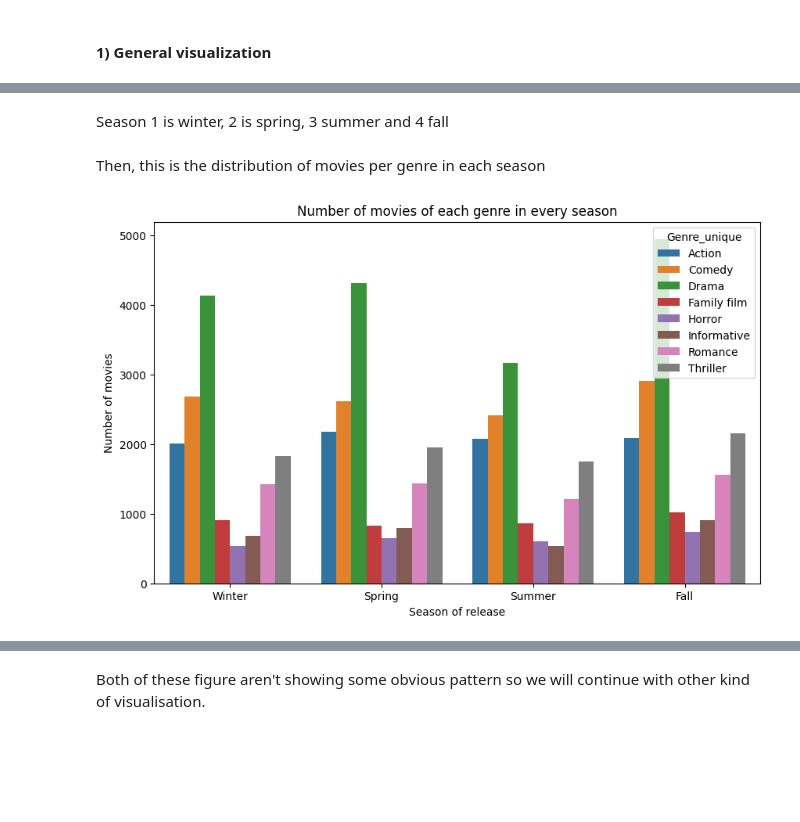
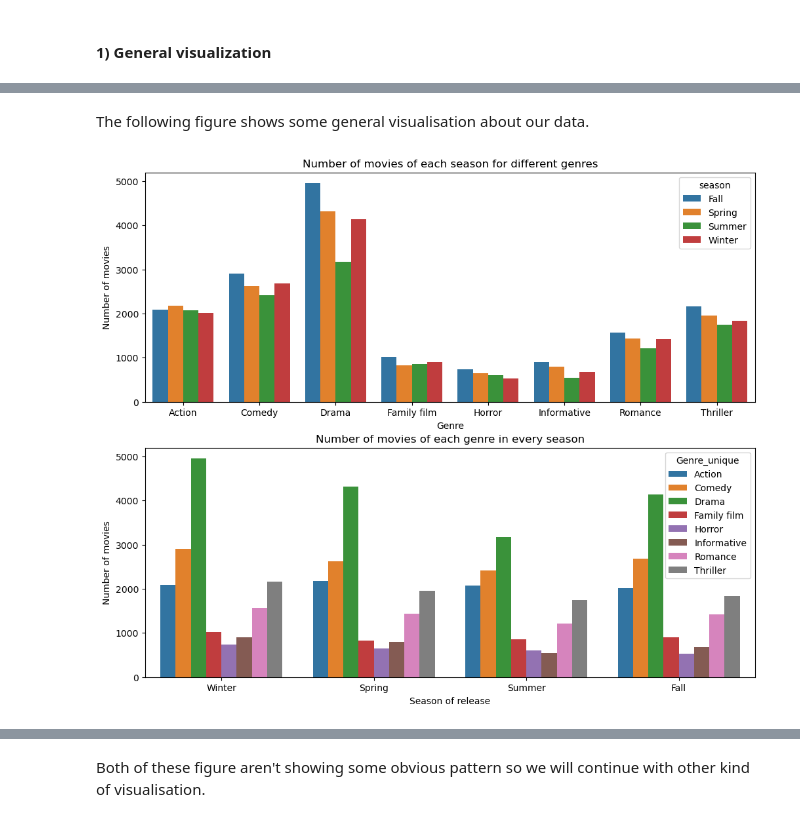
Before and after one commit to epfl-ada/ada-2023-project-dat4k, a Jupyter notebook: P2_final.ipynb, the cells around one changed output, grey strips where cells are left out. Drawn from its saved outputs; the diff is of its cells as text; code cells hidden in the pictures; blank space fills up the shorter version.

```diff
--- a/P2_final.ipynb
+++ b/P2_final.ipynb
@@ -418,21 +368,6 @@ plt.show()
-# %% [markdown]
-Season 1 is winter, 2 is spring, 3 summer and 4 fall
-# %% [markdown]
-Then, this is the distribution of movies per genre in each season
-# %%
-melted_df = pd.melt(df_vis, id_vars=['Movie release season'], value_vars=['genre 1', 'genre 2'], value_name='Genre_unique')
-
-# Compter le nombre de films pour chaque genre dans chaque saison
-genre_season_counts = melted_df.groupby(['Genre_unique', 'Movie release season']).size().reset_index(name='Nombre de films')
-
-# Plot
-plt.figure(figsize=(10, 6))
-sns.barplot(x='Movie release season', y='Nombre de films', hue='Genre_unique', data=genre_season_counts)
-plt.title('Number of movies of each genre in every season')
-plt.xlabel('Season of release')
-plt.ylabel('Number of movies')
-season_labels = {'Winter': 1, 'Spring': 2, 'Summer': 3, 'Fall': 4}
-plt.xticks(ticks=[0, 1, 2, 3], labels=['Winter', 'Spring', 'Summer', 'Fall'])
-plt.show()
-# %% [output]
-[figure, removed]
+# %% [markdown]
+The following figure shows some general visualisation about our data.
+# %%
+plot_general(df_vis)
+# %% [output]
+[figure, added]
```
Also changed, not shown: parts of 13 cells of this notebook, 1 other file.
